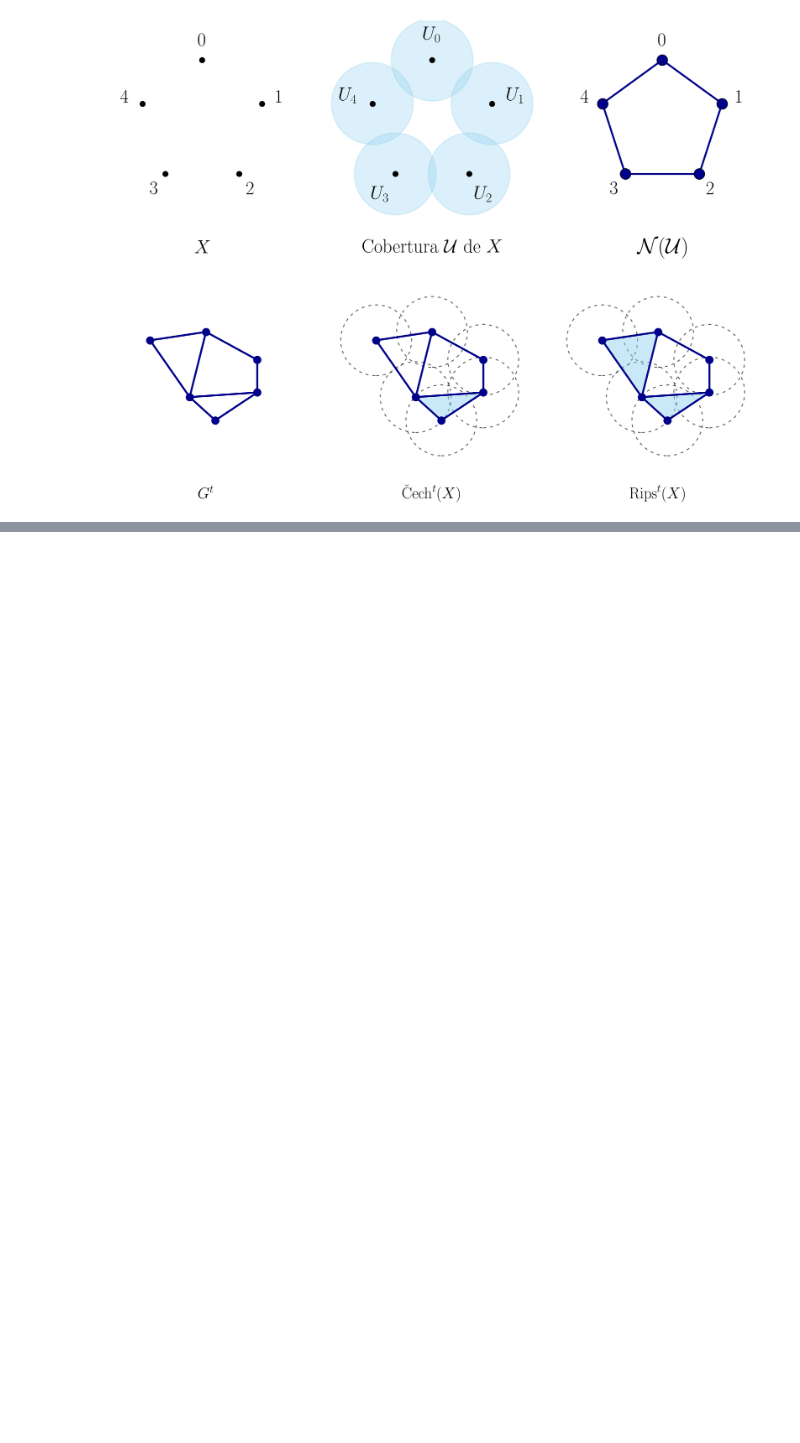
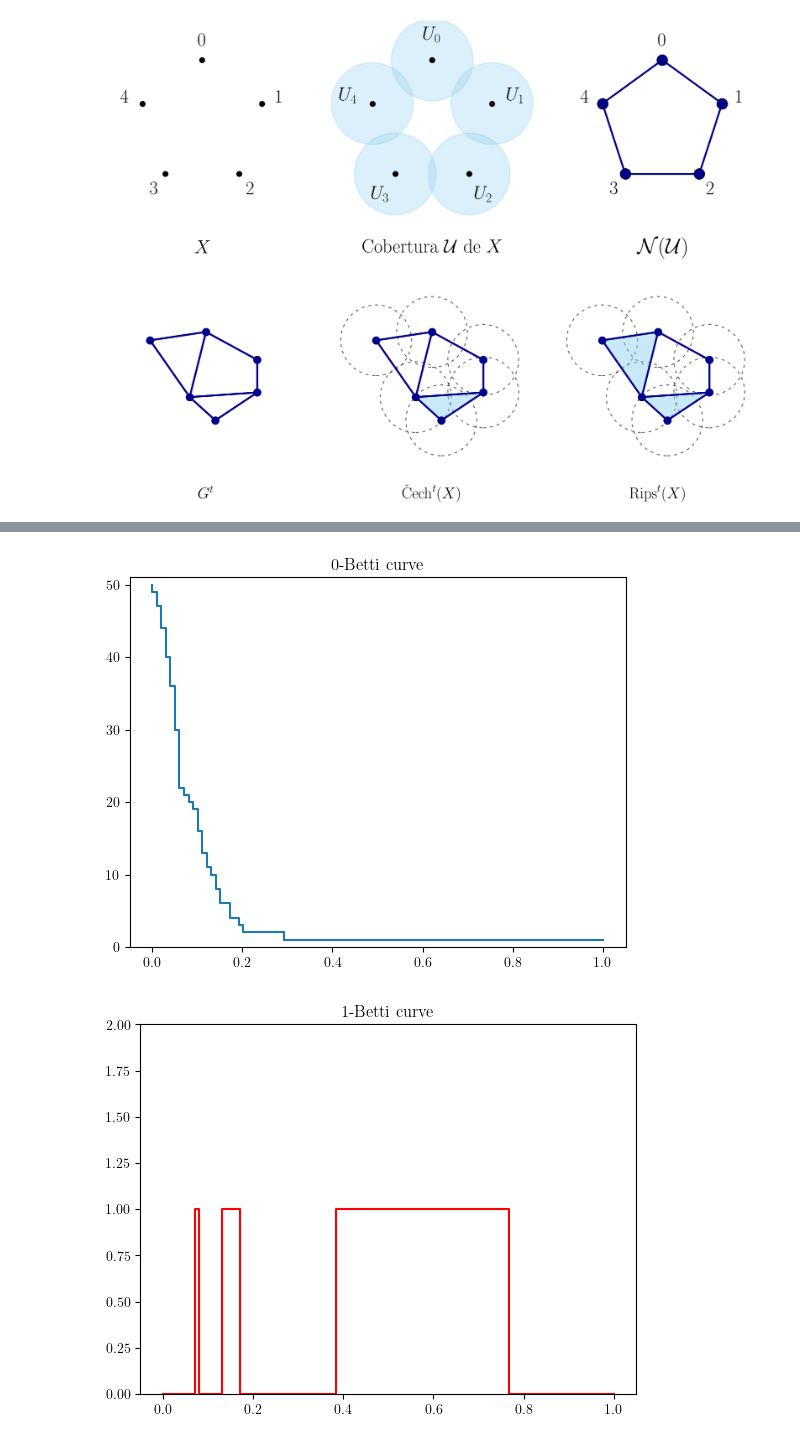
Before and after one commit to AnthonyMrqs/Analise-Topologica-de-Dados, a Jupyter notebook: criacao_imagens.ipynb, the cells around one changed output, grey strips where cells are left out. Cells and saved outputs as stored; diff of their text form; code cells hidden in the pictures; blank space fills up the shorter version.

```diff
--- a/criacao_imagens.ipynb
+++ b/criacao_imagens.ipynb
@@ -1311,0 +1503,16 @@ interactive(children=(FloatSlider(value=0.0, description='Distância d:', max=6.
+# %%
+I = np.linspace(0,1,100)
+Betti_curves = GetBettiCurvesFromPointCloud(X, I)
+plt.figure()
+plt.step(I, Betti_curves[0])
+plt.ylim(0, max(Betti_curves[0])+1)
+plt.title('0-Betti curve')
+plt.show()
+plt.figure()
+plt.step(I, Betti_curves[1], color = "red")
+plt.ylim(0, max(Betti_curves[1])+1)
+plt.title('1-Betti curve')
+plt.show()
+# %% [output]
+[figure, added]
+[figure, added]
```
Also changed, not shown: parts of 9 cells of this notebook, 7 other files.
